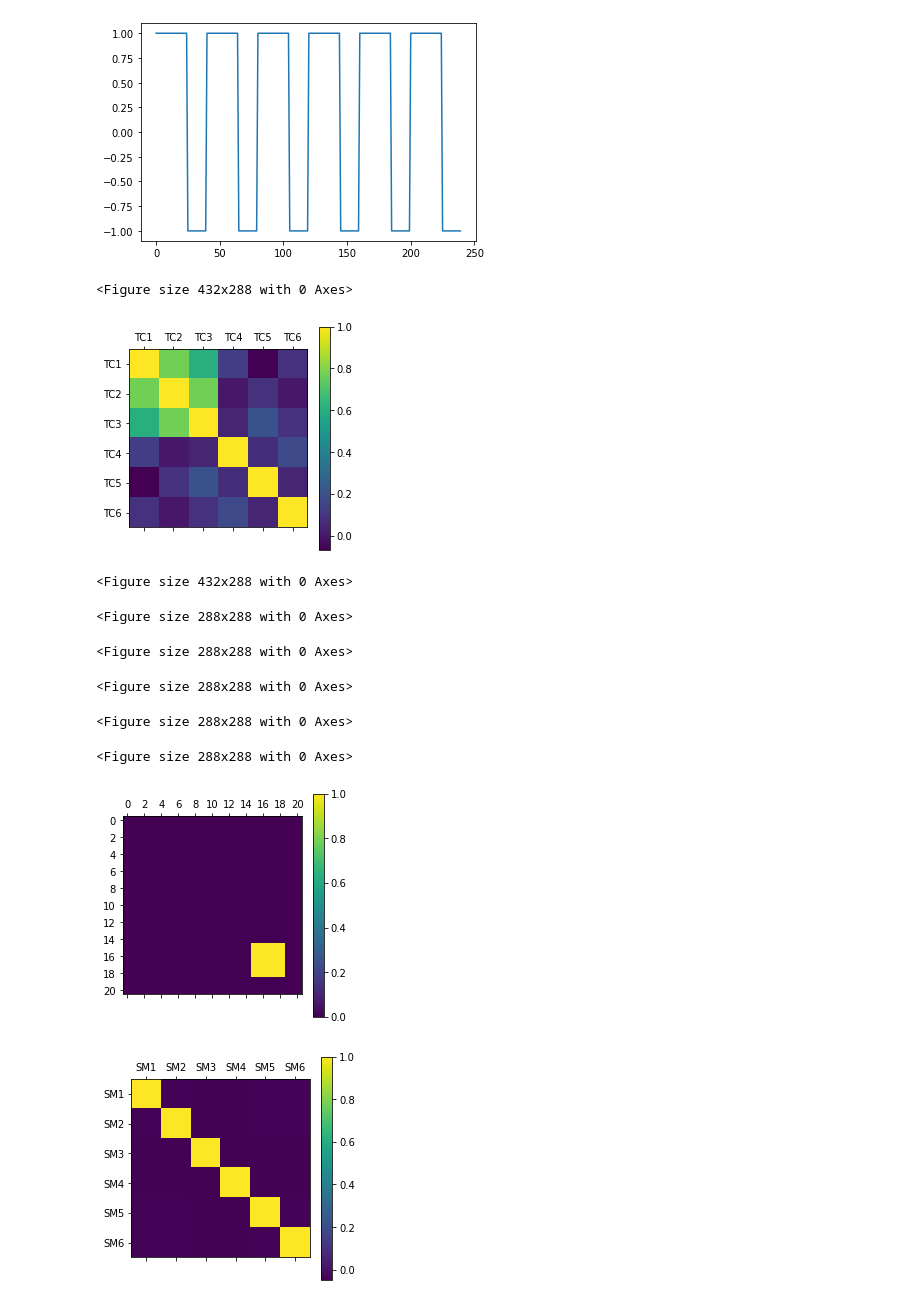
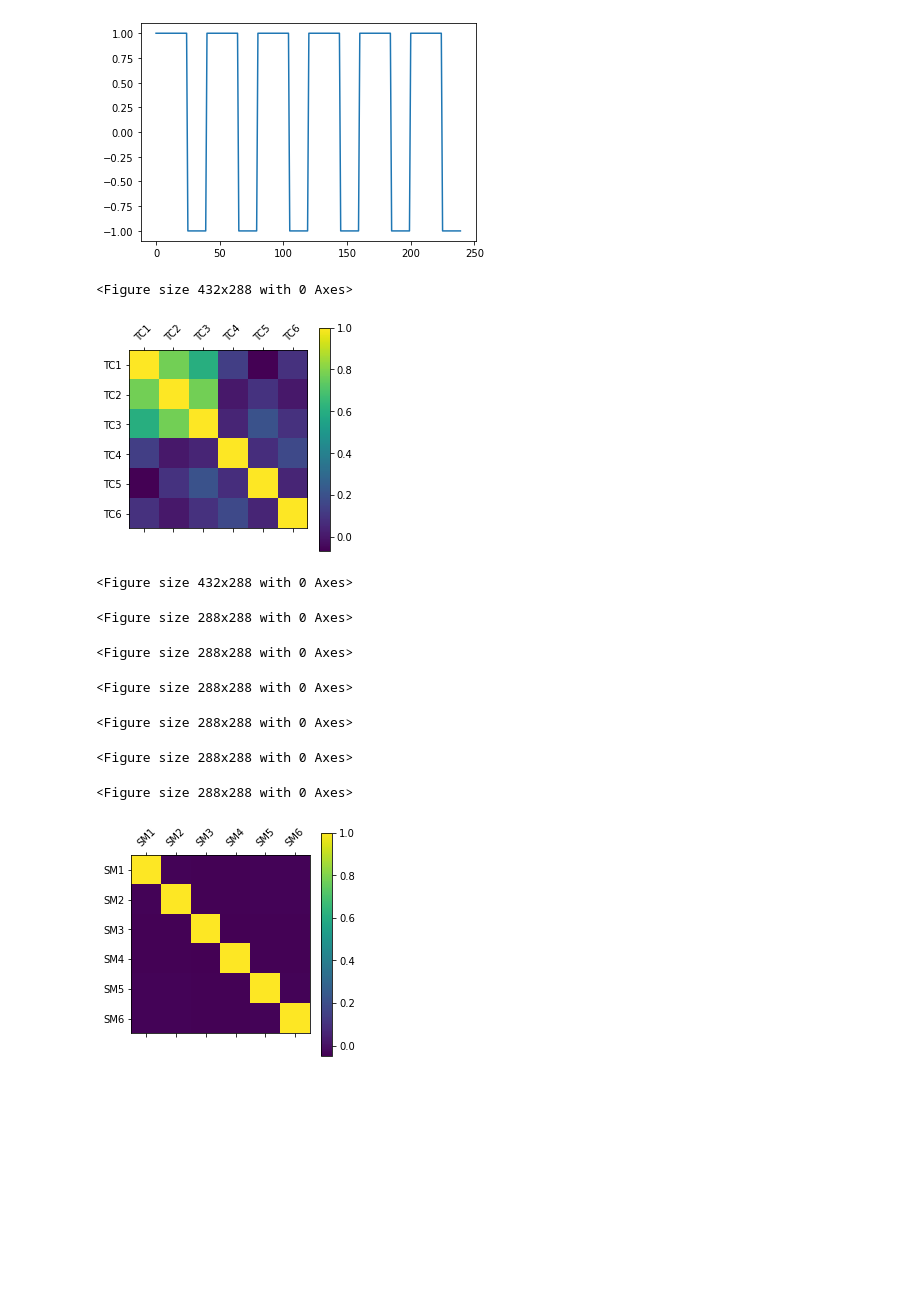
Before and after one commit to hunterthorpe/MAST30034_A1, a Jupyter notebook: code/assignment.ipynb, the cells around one changed output. Drawn from its saved outputs; the diff is of its cells as text; code cells hidden in the pictures; blank space fills up the shorter version.

```diff
--- a/code/assignment.ipynb
+++ b/code/assignment.ipynb
@@ -3,16 +3,18 @@
 import matplotlib.pyplot as plt
 import pandas as pd
 import numpy as np
+import seaborn as sns
+import random
 
 AV = [0, 20, 0, 0, 0, 0]
 IV = [30, 45, 60, 40, 40, 40]
 ONES_DURATION = [15, 20, 25, 15, 20, 25]
 N = 240
-NUM_SOURCES = 6
+NUM_T_SOURCES = 6
 tc = []
-column_names = ['TC1', 'TC2', 'TC3', 'TC4', 'TC5', 'TC6']
+t_vector_names = ['TC1', 'TC2', 'TC3', 'TC4', 'TC5', 'TC6']
 
-for vector_num in range(NUM_SOURCES):
+for vector_num in range(NUM_T_SOURCES):
     vector = []
     index = 0
     # adding in 0s while incrementing to arrival
@@ -60,21 +62,27 @@ def check_vector(vector):
 
 # rotating matrix so that a df can be made with dimensions 240 x 6
 tc  = zip(*reversed(tc))
-tc_df = pd.DataFrame(tc, columns = column_names)
+tc_df = pd.DataFrame(tc, columns = t_vector_names)
 # %% [output]
 [figure]
 # %%
 #Question 1.2
-plt.clf()
-plt.matshow(tc_df.corr())
-plt.colorbar()
-ticks = [i for i in range(len(tc_df.columns))]
-plt.xticks(ticks, tc_df.columns)
-plt.yticks(ticks, tc_df.columns)
-plt.savefig('../plots/1.2_correlation_matrix/CM.jpeg')
+def get_cm(df, num_vectors, tick_labels, save_path):
+    plt.clf()
+    if len(df.iloc[0]) == num_vectors:
+        plt.matshow(df.corr())
+    else:
+        plt.matshow(df.T.corr())
+    plt.colorbar()
+    ticks = [i for i in range(num_vectors)]
+    plt.xticks(ticks, tick_labels, rotation=45)
+    plt.yticks(ticks, tick_labels)
+    plt.savefig(save_path)
+
+get_cm(tc_df, NUM_T_SOURCES, t_vector_names, '../plots/1.2_correlation_matrix/CM.jpeg')
 # %% [output]
 <Figure size 432x288 with 0 Axes>
-[figure, old version]
+[figure, new version]
 # %%
 # Question 1.3
 tmpSM = []
@@ -84,6 +92,7 @@ MAP_LENGTH = 21
 V = 441
 V_SLICE = [[2,6], [2,6], [8,13], [8,13], [15, 19], [15, 19]]
 H_SLICE = [[2,6], [15,19], [2,6], [15,19], [2, 6], [15, 19]]
+s_vector_names = ['SM1', 'SM2', 'SM3', 'SM4', 'SM5', 'SM6']
 
 for matrix_num in range(NUM_MAPS):
     # creating blank matrix of 0s
@@ -97,39 +106,33 @@ for matrix_num in range(NUM_MAPS):
     for i in range(V_SLICE[matrix_num][0], V_SLICE[matrix_num][1]):
         for j in range(H_SLICE[matrix_num][0], H_SLICE[matrix_num][1]):
             matrix[i][j] = 1
     # plotting map
     plt.clf()
     plt.matshow(matrix)
     plt.colorbar()
     plt.xticks(np.arange(0, MAP_WIDTH+1, 2.0))
     plt.yticks(np.arange(0, MAP_LENGTH+1, 2.0))
     plt.savefig('../plots/1.3_spacial_maps/sm_' + str(matrix_num + 1) + '.jpeg' )
 
     tmpSM.append(matrix)
 
 # reshaping array
 sm = []
 for matrix_num in range(NUM_MAPS):
     vector = []
     for row in tmpSM[matrix_num]:
         for val in row:
             vector.append(val)
     sm.append(vector)
 
 sm_df = pd.DataFrame(sm, columns = range(1, V+1))
-plt.matshow(sm_df.T.corr())
-plt.colorbar()
-tick_labels = ['SM1', 'SM2', 'SM3', 'SM4', 'SM5', 'SM6']
-ticks = [i for i in range(NUM_MAPS)]
-plt.xticks(ticks, tick_labels)
-plt.yticks(ticks, tick_labels)
-plt.savefig('../plots/1.3_spacial_maps/CM.jpeg')
+get_cm(sm_df, NUM_MAPS, s_vector_names, '../plots/1.3_spacial_maps/CM.jpeg')
 # %% [output]
 <Figure size 432x288 with 0 Axes>
 <Figure size 288x288 with 0 Axes>
 <Figure size 288x288 with 0 Axes>
 <Figure size 288x288 with 0 Axes>
 <Figure size 288x288 with 0 Axes>
 <Figure size 288x288 with 0 Axes>
+<Figure size 288x288 with 0 Axes>
-[figure, old version]
+[figure, new version]
-[figure, removed]
```
Also changed, not shown: parts of 7 cells of this notebook, 9 other files.
